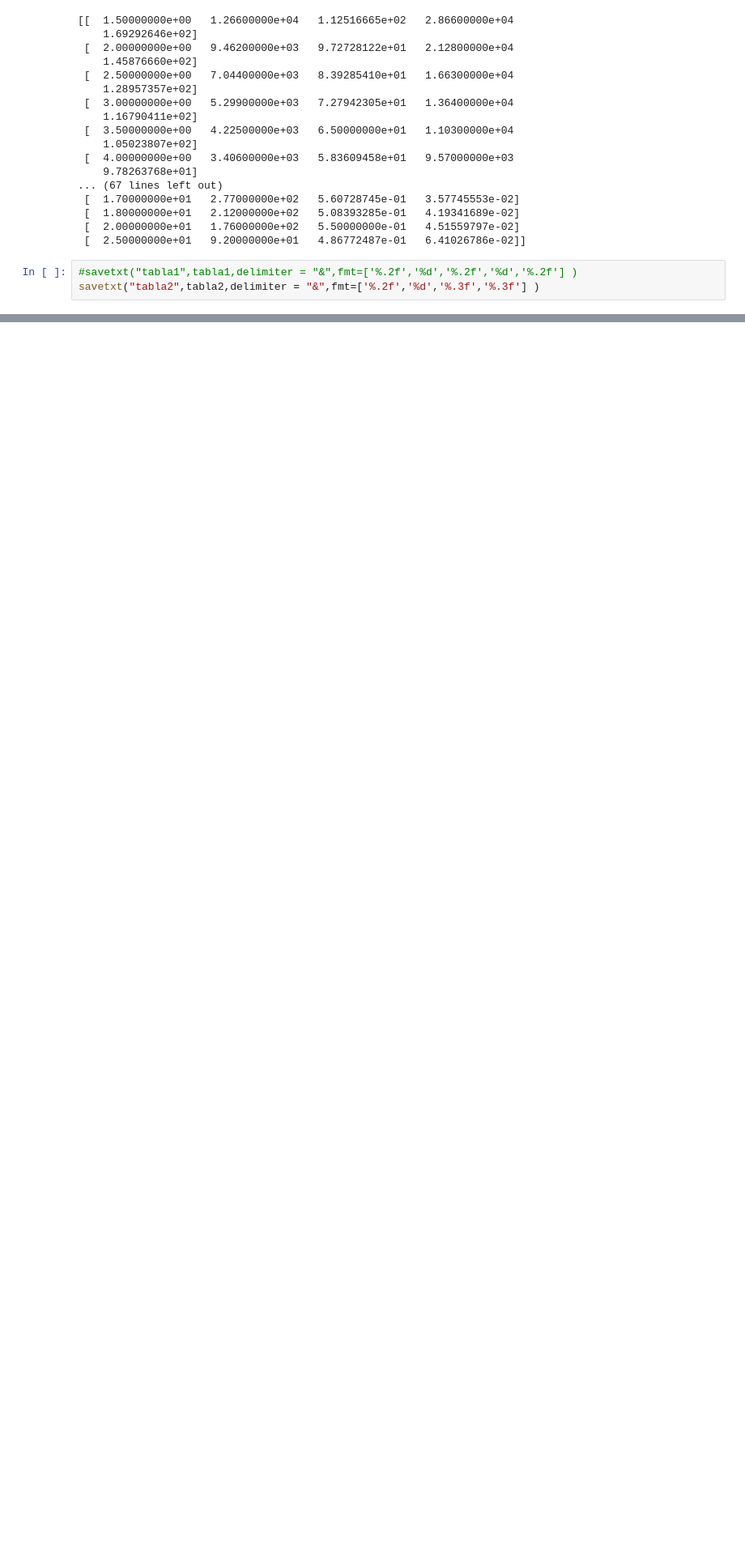
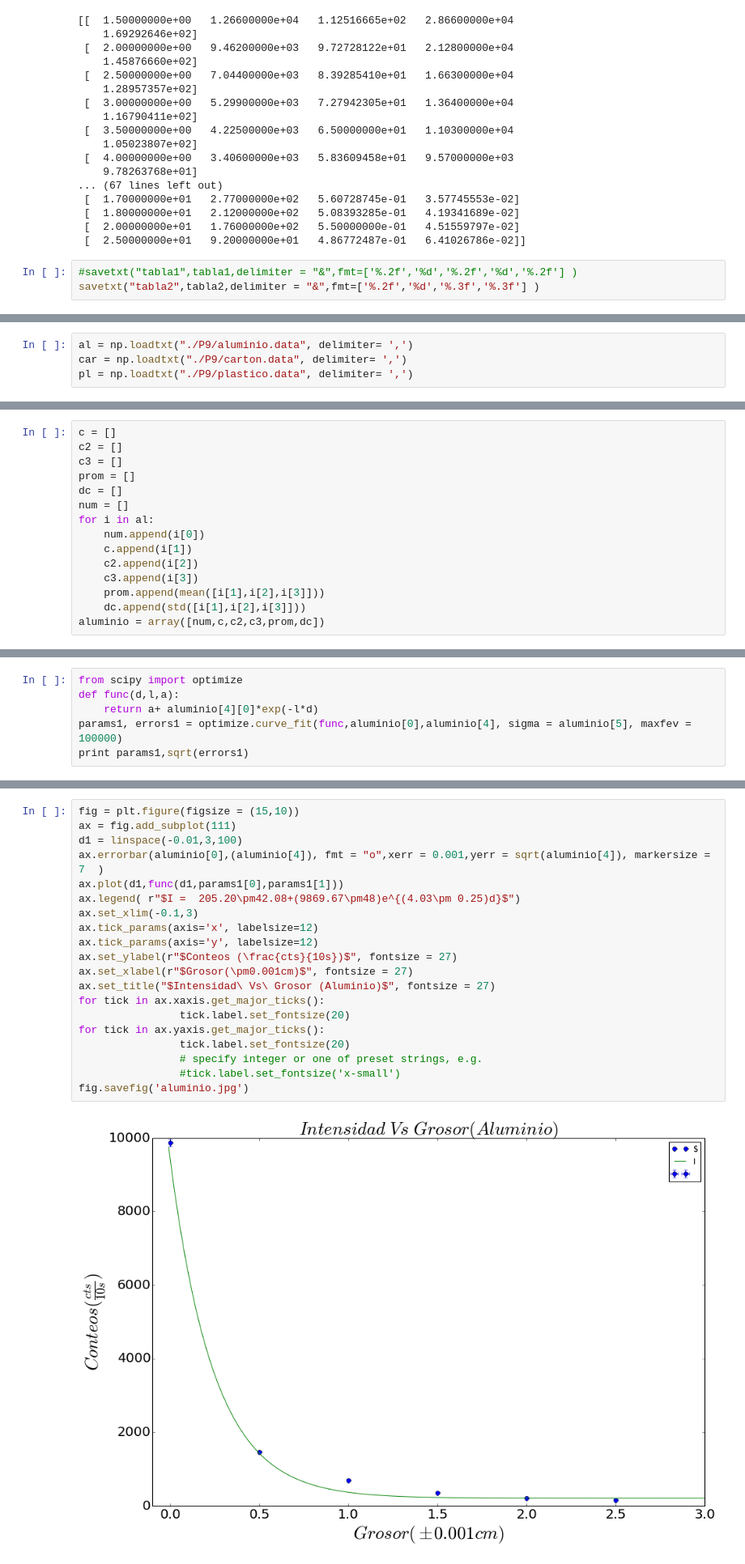
Before and after one commit to jdprada1760/Laboratorio-Intermedio, a Jupyter notebook: Radiactividad/Analisis.ipynb, the cells around one changed output, grey strips where cells are left out. Shown at 81% size. Saved outputs shown, nothing was run; the diff lists cells and outputs as text; blank space fills up the shorter version.

```diff
--- a/Radiactividad/Analisis.ipynb
+++ b/Radiactividad/Analisis.ipynb
@@ -223,0 +296,4 @@ savetxt("tabla2",tabla2,delimiter = "&",fmt=['%.2f','%d','%.3f','%.3f'] )
+# %%
+al = np.loadtxt("./P9/aluminio.data", delimiter= ',')
+car = np.loadtxt("./P9/carton.data", delimiter= ',')
+pl = np.loadtxt("./P9/plastico.data", delimiter= ',')
@@ -223,0 +320,15 @@ savetxt("tabla2",tabla2,delimiter = "&",fmt=['%.2f','%d','%.3f','%.3f'] )
+# %%
+c = []
+c2 = []
+c3 = []
+prom = []
+dc = []
+num = []
+for i in al:
+    num.append(i[0])
+    c.append(i[1])
+    c2.append(i[2])
+    c3.append(i[3])
+    prom.append(mean([i[1],i[2],i[3]]))
+    dc.append(std([i[1],i[2],i[3]]))
+aluminio = array([num,c,c2,c3,prom,dc])
@@ -223,0 +364,6 @@ savetxt("tabla2",tabla2,delimiter = "&",fmt=['%.2f','%d','%.3f','%.3f'] )
+# %%
+from scipy import optimize
+def func(d,l,a):
+    return a+ aluminio[4][0]*exp(-l*d)
+params1, errors1 = optimize.curve_fit(func,aluminio[0],aluminio[4], sigma = aluminio[5], maxfev = 100000)
+print params1,sqrt(errors1)
@@ -223,0 +373,22 @@ savetxt("tabla2",tabla2,delimiter = "&",fmt=['%.2f','%d','%.3f','%.3f'] )
+# %%
+fig = plt.figure(figsize = (15,10))
+ax = fig.add_subplot(111)
+d1 = linspace(-0.01,3,100)
+ax.errorbar(aluminio[0],(aluminio[4]), fmt = "o",xerr = 0.001,yerr = sqrt(aluminio[4]), markersize = 7  )
+ax.plot(d1,func(d1,params1[0],params1[1]))
+ax.legend( r"$I =  205.20\pm42.08+(9869.67\pm48)e^{(4.03\pm 0.25)d}$")
+ax.set_xlim(-0.1,3)
+ax.tick_params(axis='x', labelsize=12)
+ax.tick_params(axis='y', labelsize=12)
+ax.set_ylabel(r"$Conteos (\frac{cts}{10s})$", fontsize = 27)
+ax.set_xlabel(r"$Grosor(\pm0.001cm)$", fontsize = 27)
+ax.set_title("$Intensidad\ Vs\ Grosor (Aluminio)$", fontsize = 27)
+for tick in ax.xaxis.get_major_ticks():
+                tick.label.set_fontsize(20)
+for tick in ax.yaxis.get_major_ticks():
+                tick.label.set_fontsize(20)
+                # specify integer or one of preset strings, e.g.
+                #tick.label.set_fontsize('x-small')
+fig.savefig('aluminio.jpg')
+# %% [output]
+[figure, added]
```
Also changed, not shown: parts of 15 cells of this notebook, 1 other file.
